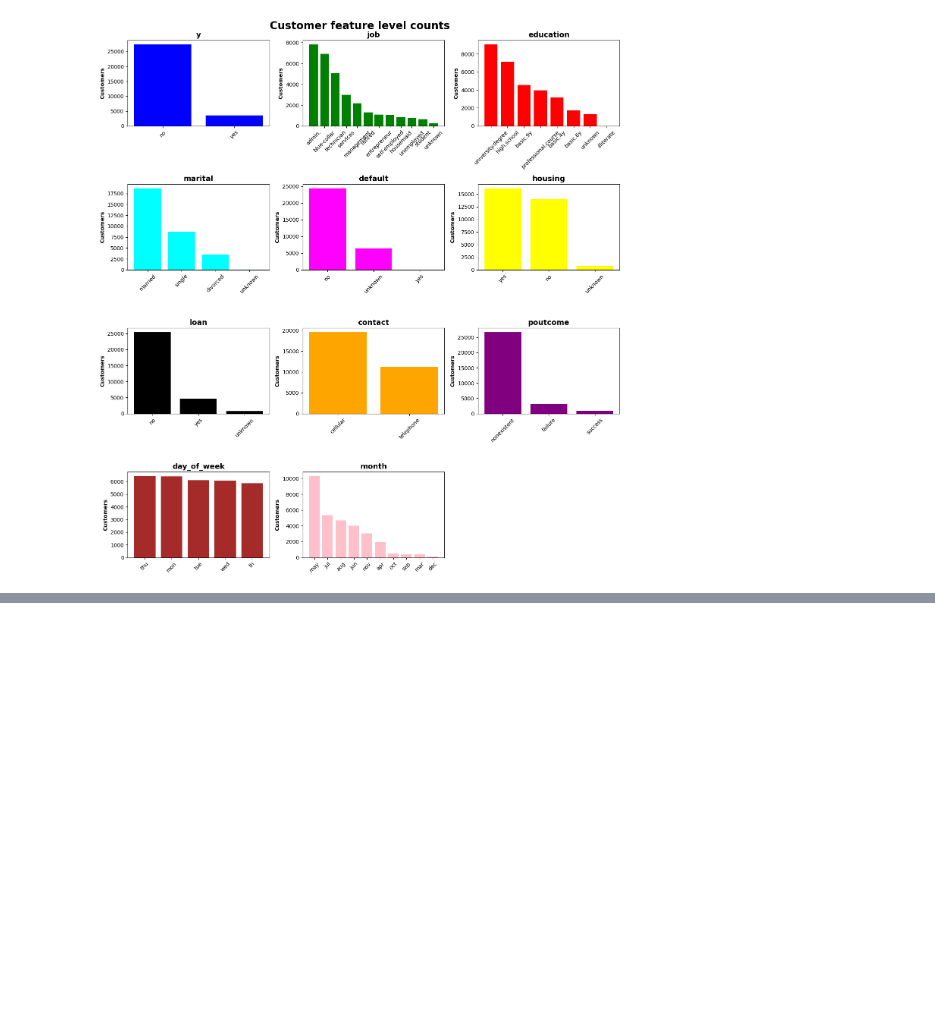
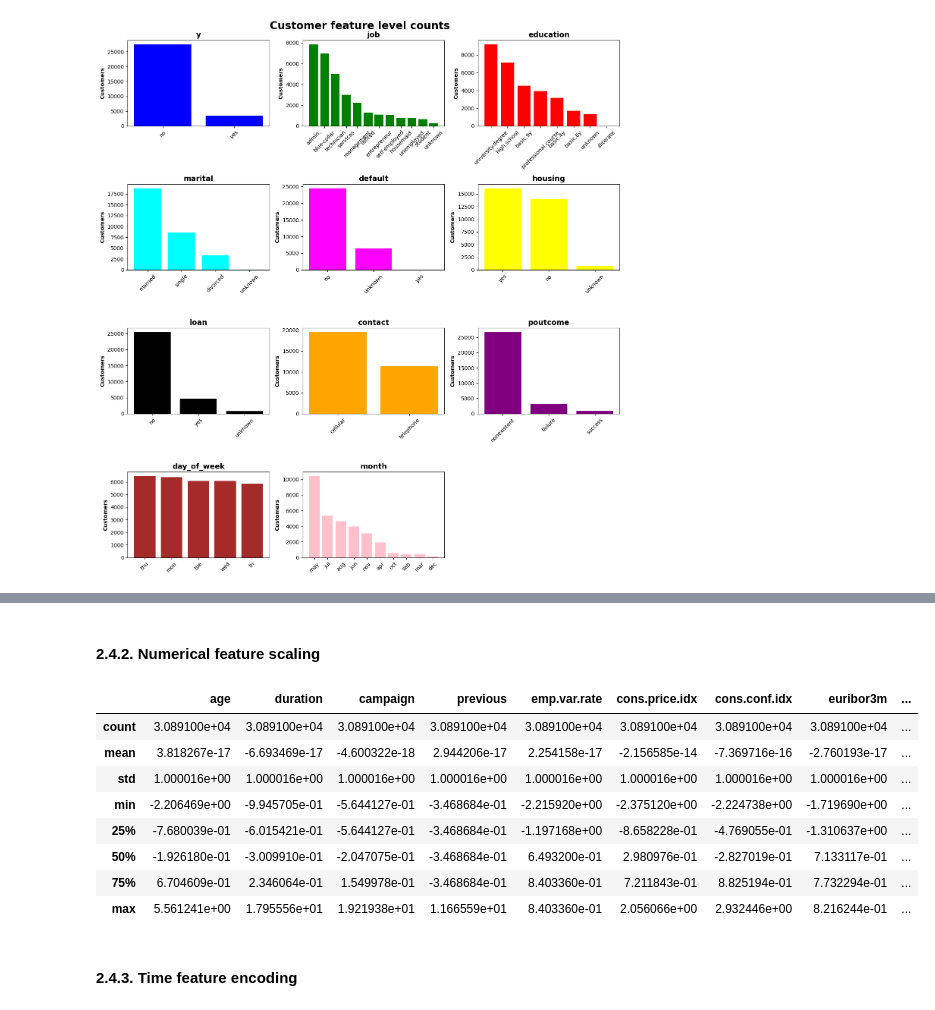
Before and after one commit to 4GeeksAcademy/Madesh-logistic-regression-project, a Jupyter notebook: src/Madesh_solutions.ipynb, the cells around one changed output, grey strips where cells are left out. Cells and saved outputs as stored; diff of their text form; code cells hidden in the pictures; blank space fills up the shorter version.

```diff
--- a/src/Madesh_solutions.ipynb
+++ b/src/Madesh_solutions.ipynb
@@ -140,0 +258,32 @@ fig.show()
+# %% [markdown]
+#### 2.4.2. Numerical feature scaling
+# %%
+numerical_features=['age','duration','campaign','previous','emp.var.rate','cons.price.idx','cons.conf.idx','euribor3m','nr.employed']
+
+standard_scaler=StandardScaler().fit(training_df[numerical_features])
+scaled_training_features=standard_scaler.transform(training_df[numerical_features])
+scaled_testing_features=standard_scaler.transform(testing_df[numerical_features])
+
+scaled_training_features_df=pd.DataFrame(
+    scaled_training_features,
+    columns=numerical_features
+)
+
+scaled_testing_features_df=pd.DataFrame(
+    scaled_testing_features,
+    columns=numerical_features
+)
+
+scaled_training_features_df.describe()
+# %% [output]
+|  | age | duration | campaign | previous | emp.var.rate | cons.price.idx | cons.conf.idx | euribor3m | ... |
+| count | 3.089100e+04 | 3.089100e+04 | 3.089100e+04 | 3.089100e+04 | 3.089100e+04 | 3.089100e+04 | 3.089100e+04 | 3.089100e+04 | ... |
+| mean | 3.818267e-17 | -6.693469e-17 | -4.600322e-18 | 2.944206e-17 | 2.254158e-17 | -2.156585e-14 | -7.369716e-16 | -2.760193e-17 | ... |
+| std | 1.000016e+00 | 1.000016e+00 | 1.000016e+00 | 1.000016e+00 | 1.000016e+00 | 1.000016e+00 | 1.000016e+00 | 1.000016e+00 | ... |
+| min | -2.206469e+00 | -9.945705e-01 | -5.644127e-01 | -3.468684e-01 | -2.215920e+00 | -2.375120e+00 | -2.224738e+00 | -1.719690e+00 | ... |
+| 25% | -7.680039e-01 | -6.015421e-01 | -5.644127e-01 | -3.468684e-01 | -1.197168e+00 | -8.658228e-01 | -4.769055e-01 | -1.310637e+00 | ... |
+| 50% | -1.926180e-01 | -3.009910e-01 | -2.047075e-01 | -3.468684e-01 | 6.493200e-01 | 2.980976e-01 | -2.827019e-01 | 7.133117e-01 | ... |
+| 75% | 6.704609e-01 | 2.346064e-01 | 1.549978e-01 | -3.468684e-01 | 8.403360e-01 | 7.211843e-01 | 8.825194e-01 | 7.732294e-01 | ... |
+| max | 5.561241e+00 | 1.795556e+01 | 1.921938e+01 | 1.166559e+01 | 8.403360e-01 | 2.056066e+00 | 2.932446e+00 | 8.216244e-01 | ... |
+# %% [markdown]
+#### 2.4.3. Time feature encoding
```
Also changed, not shown: parts of 24 cells of this notebook, 1 other file.
